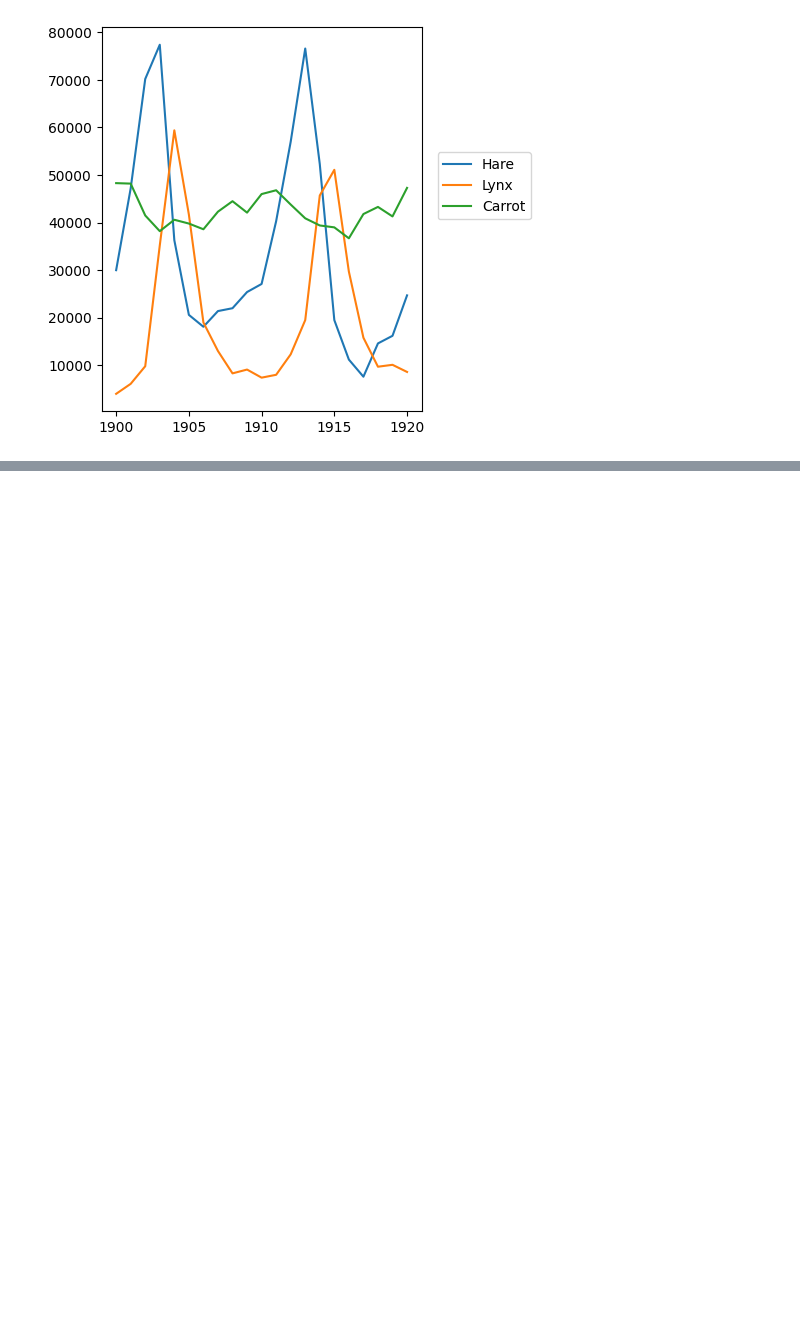
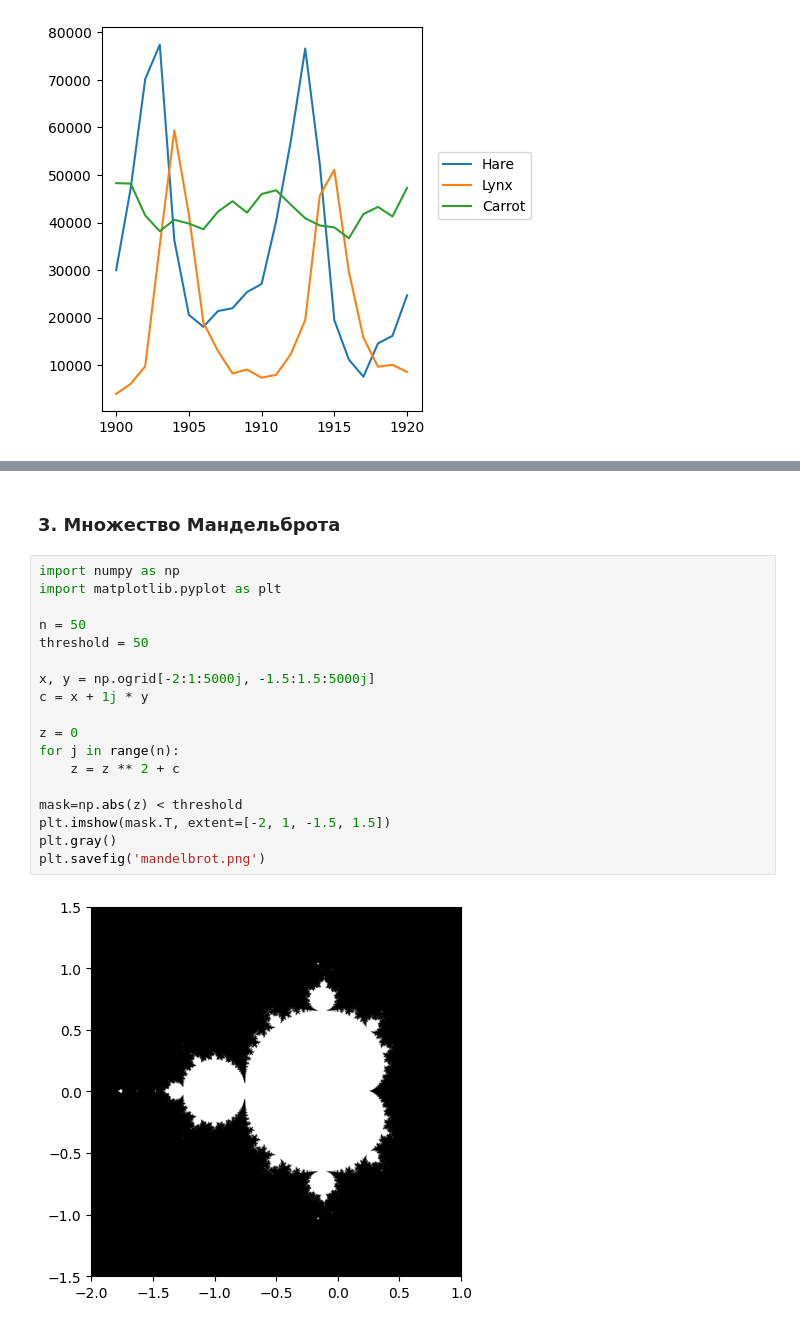
Before and after one commit to pryazha/dpo_labs, a Jupyter notebook: fifth_task_14_11_23/fifth_task.ipynb, the cells around one changed output, grey strips where cells are left out. Saved outputs shown, nothing was run; the diff lists cells and outputs as text; blank space fills up the shorter version.

```diff
--- a/fifth_task_14_11_23/fifth_task.ipynb
+++ b/fifth_task_14_11_23/fifth_task.ipynb
@@ -66,0 +115,22 @@ max_species_each_year = np.array(['H', 'L', 'C'])[np.argsort()]
+# %% [markdown]
+### 3. Множество Мандельброта
+# %%
+import numpy as np
+import matplotlib.pyplot as plt
+
+n = 50
+threshold = 50
+
+x, y = np.ogrid[-2:1:5000j, -1.5:1.5:5000j]
+c = x + 1j * y
+
+z = 0
+for j in range(n):
+    z = z ** 2 + c
+
+mask=np.abs(z) < threshold
+plt.imshow(mask.T, extent=[-2, 1, -1.5, 1.5])
+plt.gray()
+plt.savefig('mandelbrot.png')
+# %% [output]
+[figure, added]
```
Also changed, not shown: parts of 6 cells of this notebook, 1 other file.
